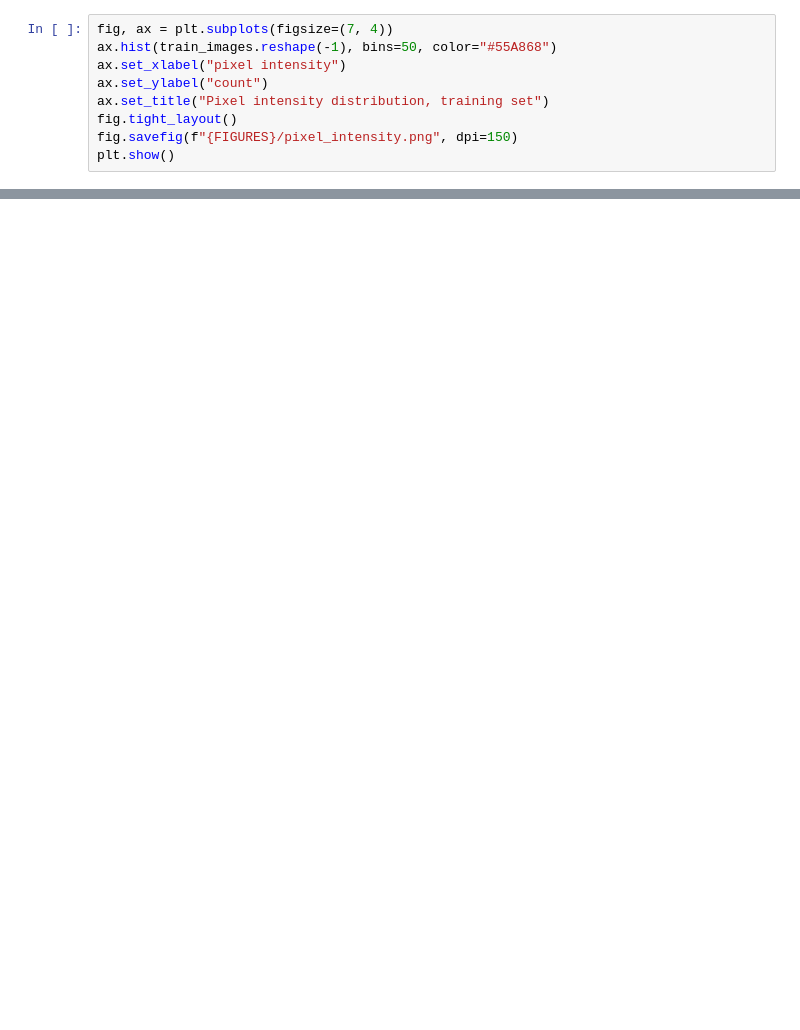
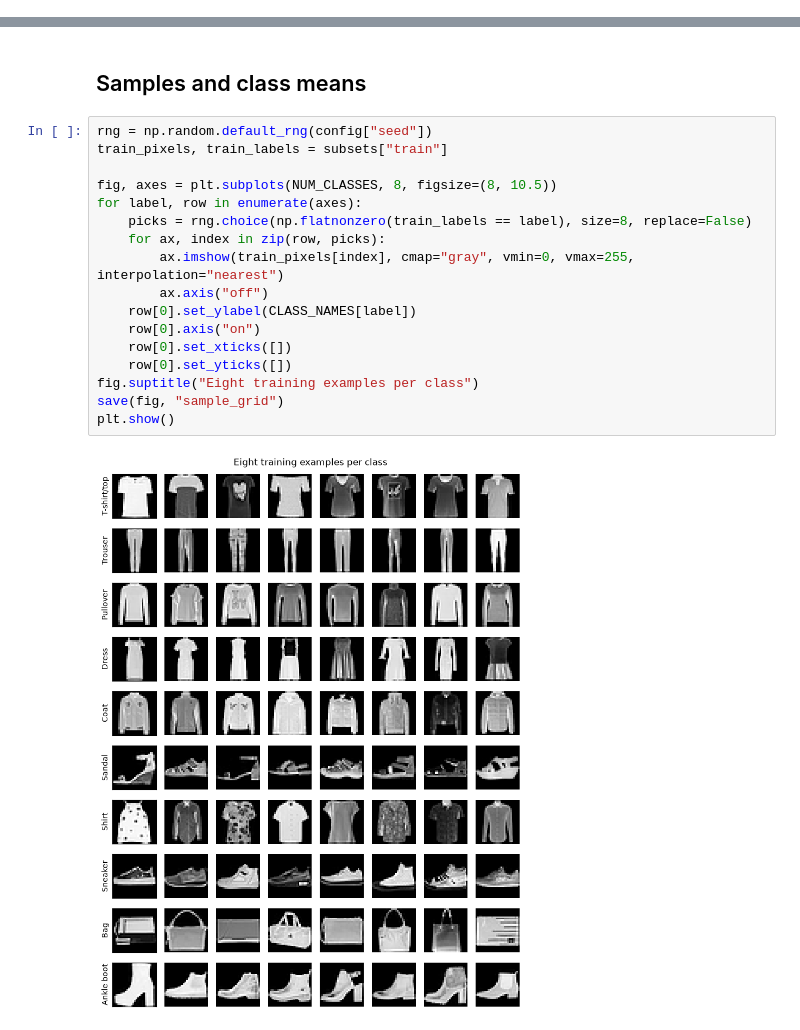
Before and after one commit to longlephamtien/DL261-Assignment, a Jupyter notebook: assignments/assignment-1/notebooks/eda.ipynb, the cells around one changed output, grey strips where cells are left out. Cells and saved outputs as stored; diff of their text form; blank space fills up the shorter version.

```diff
--- a/assignments/assignment-1/notebooks/eda.ipynb
+++ b/assignments/assignment-1/notebooks/eda.ipynb
@@ -132,9 +0,0 @@ Ankle boot     mean  76.81   std  94.49
-# %%
-fig, ax = plt.subplots(figsize=(7, 4))
-ax.hist(train_images.reshape(-1), bins=50, color="#55A868")
-ax.set_xlabel("pixel intensity")
-ax.set_ylabel("count")
-ax.set_title("Pixel intensity distribution, training set")
-fig.tight_layout()
-fig.savefig(f"{FIGURES}/pixel_intensity.png", dpi=150)
-plt.show()
@@ -187,0 +118,21 @@ classify.
+# %% [markdown]
+## Samples and class means
+# %%
+rng = np.random.default_rng(config["seed"])
+train_pixels, train_labels = subsets["train"]
+
+fig, axes = plt.subplots(NUM_CLASSES, 8, figsize=(8, 10.5))
+for label, row in enumerate(axes):
+    picks = rng.choice(np.flatnonzero(train_labels == label), size=8, replace=False)
+    for ax, index in zip(row, picks):
+        ax.imshow(train_pixels[index], cmap="gray", vmin=0, vmax=255, interpolation="nearest")
+        ax.axis("off")
+    row[0].set_ylabel(CLASS_NAMES[label])
+    row[0].axis("on")
+    row[0].set_xticks([])
+    row[0].set_yticks([])
+fig.suptitle("Eight training examples per class")
+save(fig, "sample_grid")
+plt.show()
+# %% [output]
+[figure, added]
```
Also changed, not shown: parts of 49 cells of this notebook, 10 other files.
